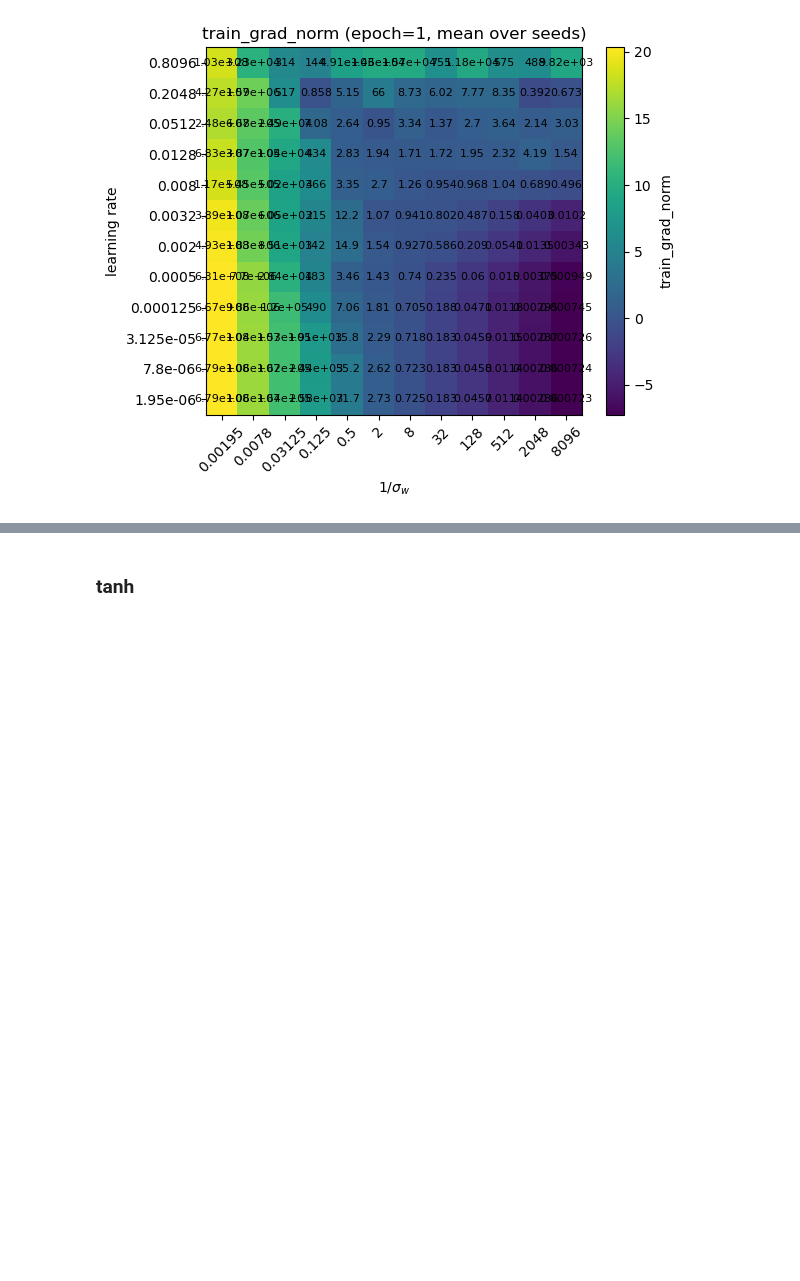
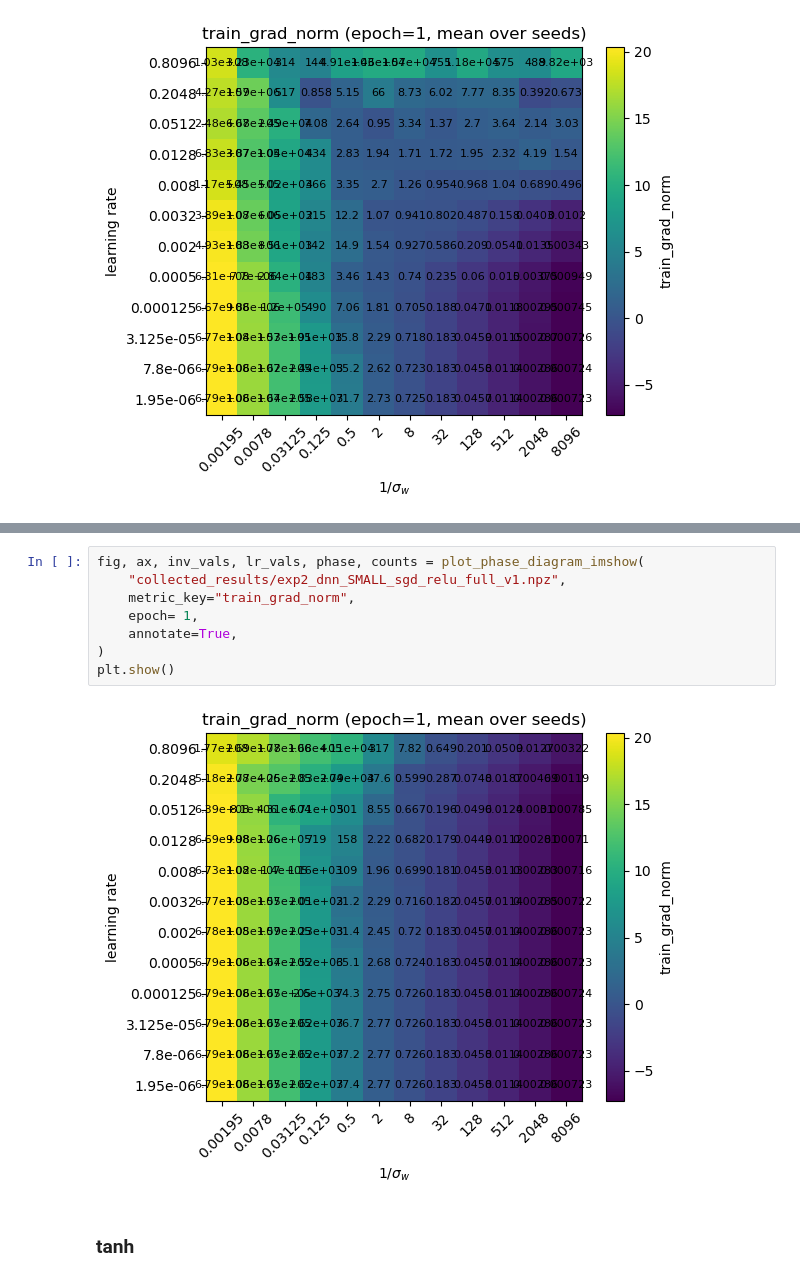
Before and after one commit to f-damico/BBP_in_SGD, a Jupyter notebook: notebook_experiment_2 copy.ipynb, the cells around one changed output, grey strips where cells are left out. Drawn from its saved outputs; the diff is of its cells as text; blank space fills up the shorter version.

```diff
--- a/notebook_experiment_2 copy.ipynb
+++ b/notebook_experiment_2 copy.ipynb
@@ -337,3 +349,13 @@ plt.show()
+# %%
+fig, ax, inv_vals, lr_vals, phase, counts = plot_phase_diagram_imshow(
+    "collected_results/exp2_dnn_SMALL_sgd_relu_full_v1.npz",
+    metric_key="train_grad_norm",
+    epoch= 1,
+    annotate=True,
+)
+plt.show()
+# %% [output]
+[figure, added]
 # %% [markdown]
 ### tanh
 # %%
```
Also changed, not shown: parts of 18 cells of this notebook, 12 other files.
